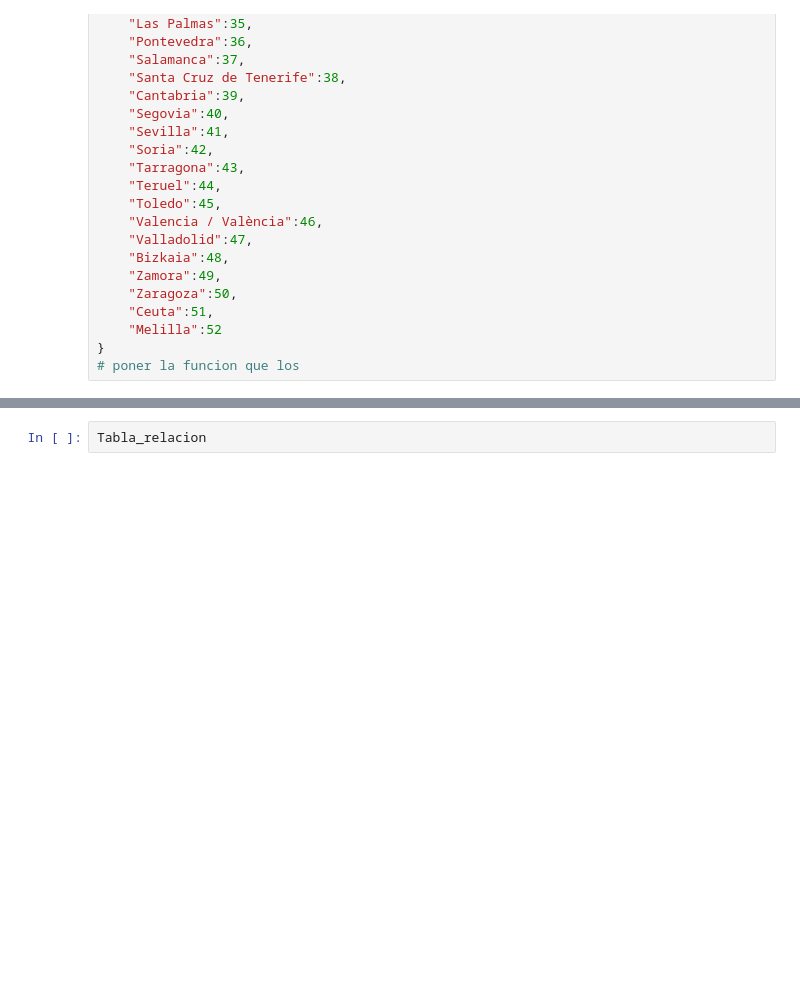
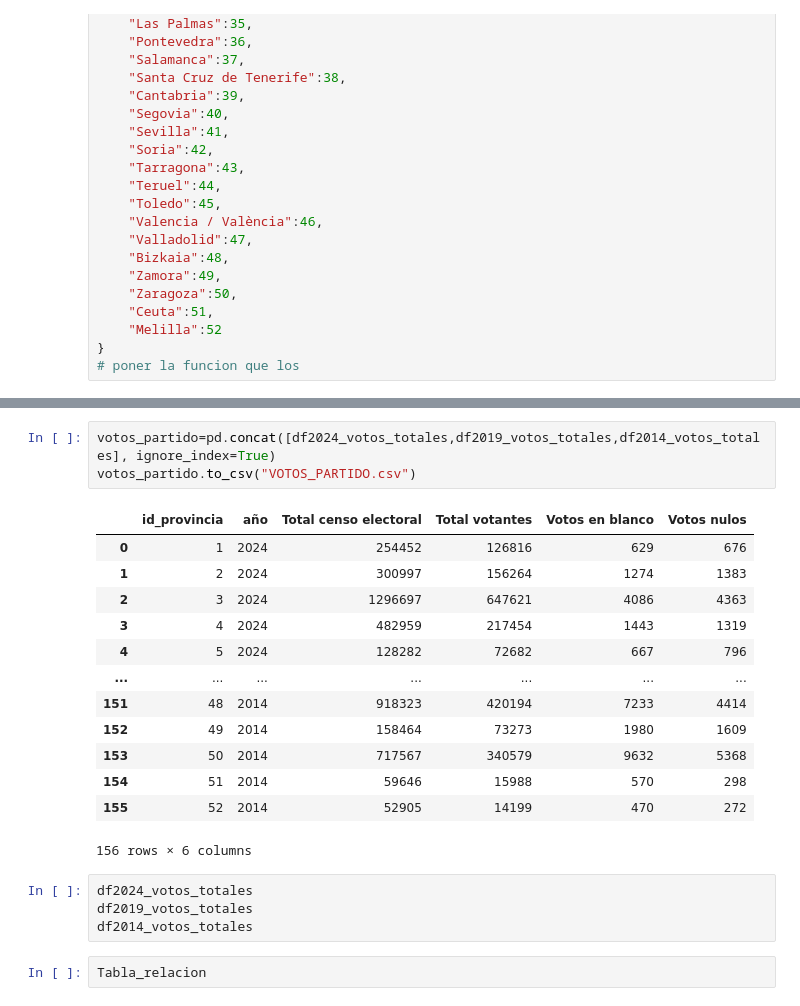
Before and after one commit to UnaiFam/PROYECTO-EUROPA, a Jupyter notebook: pruebas de csv a nacional.ipynb, the cells around one changed output, grey strips where cells are left out. Cells and saved outputs as stored; diff of their text form; blank space fills up the shorter version.

```diff
--- a/pruebas de csv a nacional.ipynb
+++ b/pruebas de csv a nacional.ipynb
@@ -655,3 +676,24 @@ dict_provincia = {
+# %%
+votos_partido=pd.concat([df2024_votos_totales,df2019_votos_totales,df2014_votos_totales], ignore_index=True)
+votos_partido.to_csv("VOTOS_PARTIDO.csv")
+# %% [output]
+|  | id_provincia | año | Total censo electoral | Total votantes | Votos en blanco | Votos nulos |
+| 0 | 1 | 2024 | 254452 | 126816 | 629 | 676 |
+| 1 | 2 | 2024 | 300997 | 156264 | 1274 | 1383 |
+| 2 | 3 | 2024 | 1296697 | 647621 | 4086 | 4363 |
+| 3 | 4 | 2024 | 482959 | 217454 | 1443 | 1319 |
+| 4 | 5 | 2024 | 128282 | 72682 | 667 | 796 |
+| ... | ... | ... | ... | ... | ... | ... |
+| 151 | 48 | 2014 | 918323 | 420194 | 7233 | 4414 |
+| 152 | 49 | 2014 | 158464 | 73273 | 1980 | 1609 |
+| 153 | 50 | 2014 | 717567 | 340579 | 9632 | 5368 |
+| 154 | 51 | 2014 | 59646 | 15988 | 570 | 298 |
+| 155 | 52 | 2014 | 52905 | 14199 | 470 | 272 |
+156 rows × 6 columns
+# %%
+df2024_votos_totales
+df2019_votos_totales
+df2014_votos_totales
 # %%
 Tabla_relacion
 # %% [output]
```
Also changed, not shown: parts of 4 cells of this notebook, 4 other files.
